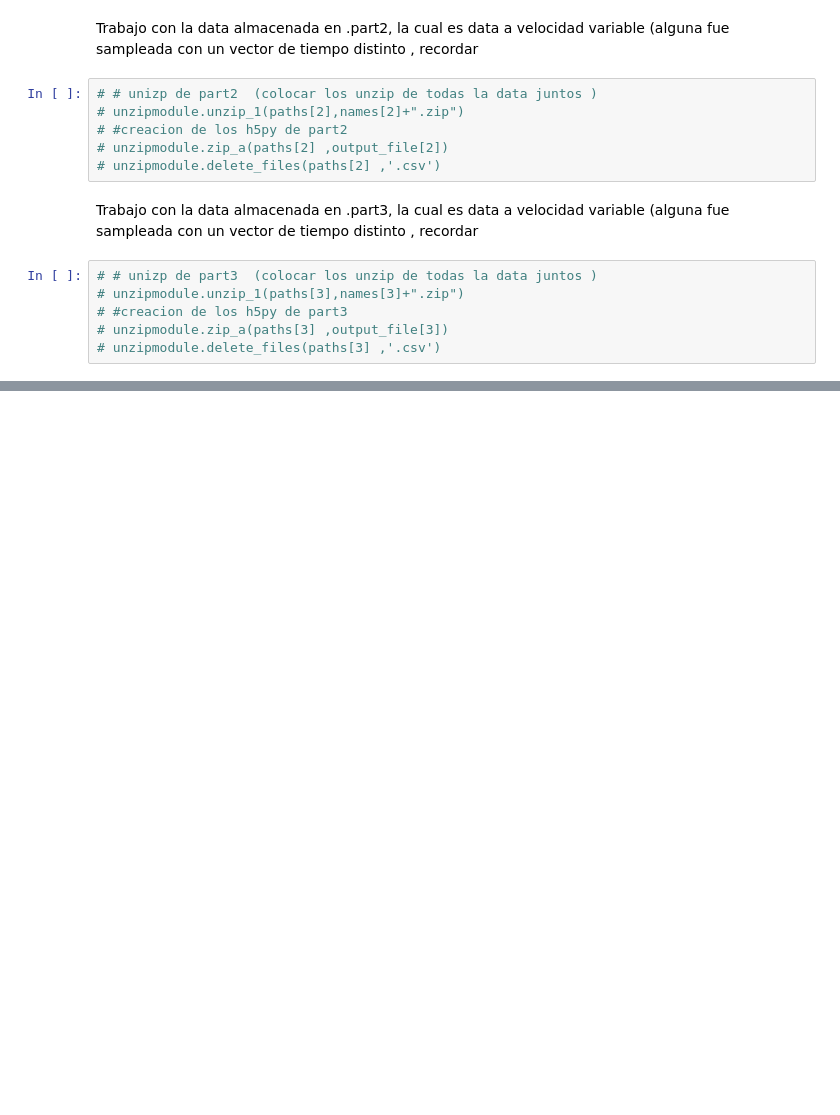
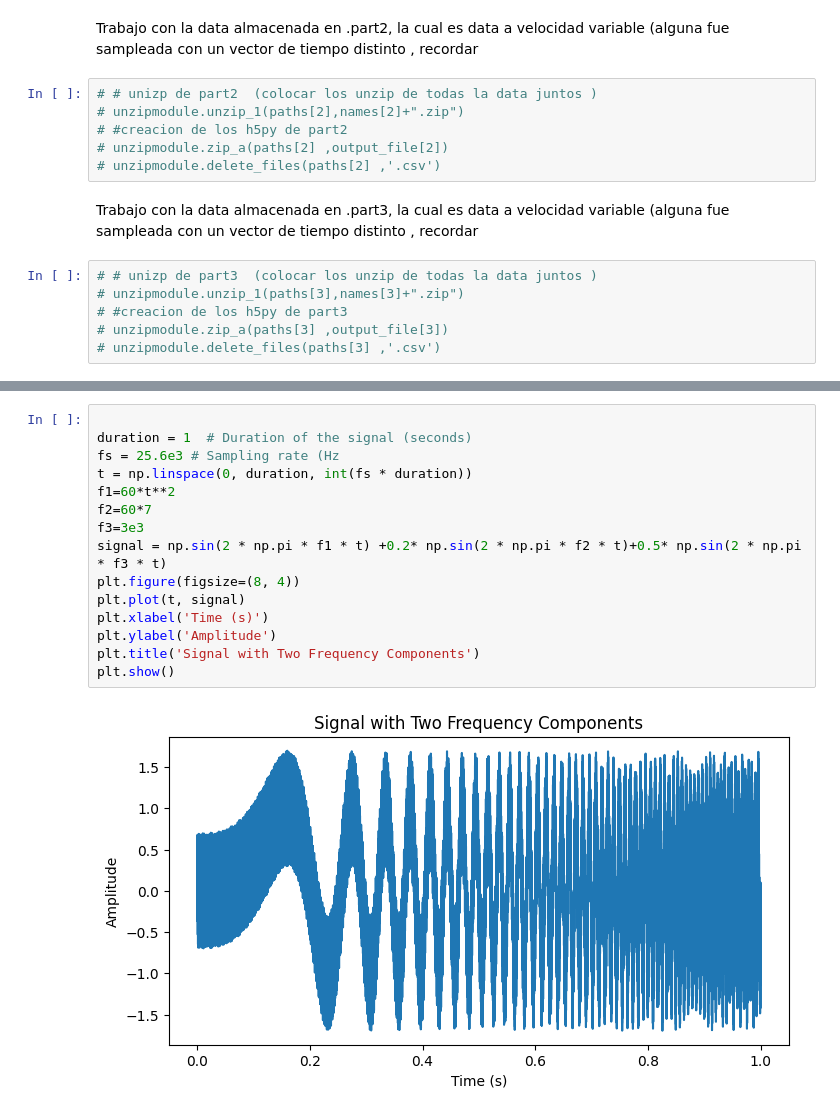
Before and after one commit to romeokienzler/TensorFlow, a Jupyter notebook: data_preparation.ipynb, the cells around one changed output, grey strips where cells are left out. Drawn from its saved outputs; the diff is of its cells as text; blank space fills up the shorter version.

```diff
--- a/data_preparation.ipynb
+++ b/data_preparation.ipynb
@@ -142,0 +135,17 @@ plt.show()
+# %%
+
+duration = 1  # Duration of the signal (seconds)
+fs = 25.6e3 # Sampling rate (Hz
+t = np.linspace(0, duration, int(fs * duration))
+f1=60*t**2
+f2=60*7
+f3=3e3
+signal = np.sin(2 * np.pi * f1 * t) +0.2* np.sin(2 * np.pi * f2 * t)+0.5* np.sin(2 * np.pi * f3 * t)
+plt.figure(figsize=(8, 4))
+plt.plot(t, signal)
+plt.xlabel('Time (s)')
+plt.ylabel('Amplitude')
+plt.title('Signal with Two Frequency Components')
+plt.show()
+# %% [output]
+[figure, added]
```
Also changed, not shown: parts of 10 cells of this notebook.
